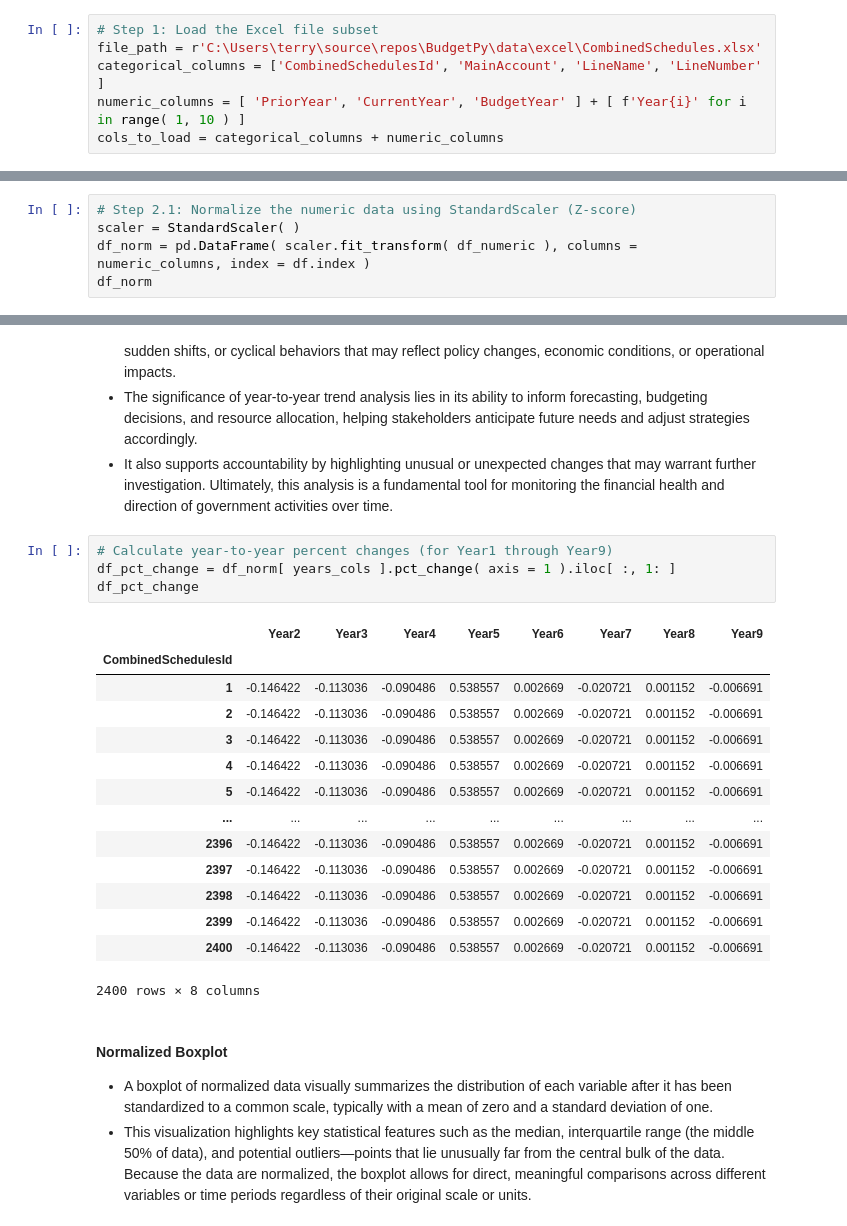
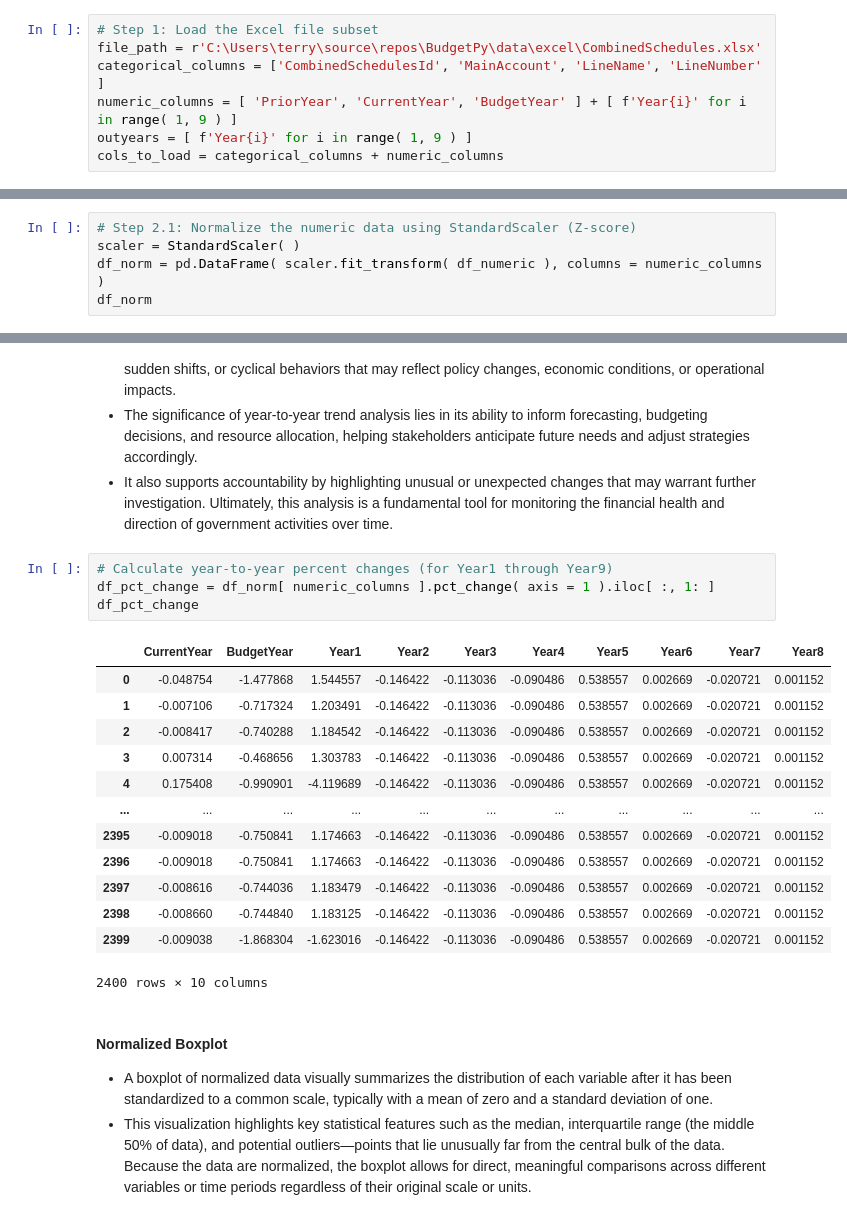
Before and after one commit to is-leeroy-jenkins/BudgetPy, a Jupyter notebook: ipynb/max.ipynb, the cells around one changed output, grey strips where cells are left out. Drawn from its saved outputs; the diff is of its cells as text.

```diff
--- a/ipynb/max.ipynb
+++ b/ipynb/max.ipynb
@@ -71,7 +71,8 @@ Together, these data elements allow for in-depth longitudinal analyses of federa
 # Step 1: Load the Excel file subset
 file_path = r'C:\Users\terry\source\repos\BudgetPy\data\excel\CombinedSchedules.xlsx'
 categorical_columns = ['CombinedSchedulesId', 'MainAccount', 'LineName', 'LineNumber' ]
-numeric_columns = [ 'PriorYear', 'CurrentYear', 'BudgetYear' ] + [ f'Year{i}' for i in range( 1, 10 ) ]
+numeric_columns = [ 'PriorYear', 'CurrentYear', 'BudgetYear' ] + [ f'Year{i}' for i in range( 1, 9 ) ]
+outyears = [ f'Year{i}' for i in range( 1, 9 ) ]
 cols_to_load = categorical_columns + numeric_columns
 # %%
 # Read Excel, set index and load columns
@@ -91,6 +126,6 @@ df_numeric = df[numeric_columns].copy( )
 # %%
 # Step 2.1: Normalize the numeric data using StandardScaler (Z-score)
 scaler = StandardScaler( )
-df_norm = pd.DataFrame( scaler.fit_transform( df_numeric ), columns = numeric_columns, index = df.index )
+df_norm = pd.DataFrame( scaler.fit_transform( df_numeric ), columns = numeric_columns )
 df_norm
 # %% [output]
@@ -146,23 +178,22 @@ anomalies
 - It also supports accountability by highlighting unusual or unexpected changes that may warrant further investigation. Ultimately, this analysis is a fundamental tool for monitoring the financial health and direction of government activities over time.
 # %%
 # Calculate year-to-year percent changes (for Year1 through Year9)
-df_pct_change = df_norm[ years_cols ].pct_change( axis = 1 ).iloc[ :, 1: ]
+df_pct_change = df_norm[ numeric_columns ].pct_change( axis = 1 ).iloc[ :, 1: ]
 df_pct_change
 # %% [output]
-|  | Year2 | Year3 | Year4 | Year5 | Year6 | Year7 | Year8 | Year9 |
-| CombinedSchedulesId |  |  |  |  |  |  |  |  |
-| 1 | -0.146422 | -0.113036 | -0.090486 | 0.538557 | 0.002669 | -0.020721 | 0.001152 | -0.006691 |
-| 2 | -0.146422 | -0.113036 | -0.090486 | 0.538557 | 0.002669 | -0.020721 | 0.001152 | -0.006691 |
-| 3 | -0.146422 | -0.113036 | -0.090486 | 0.538557 | 0.002669 | -0.020721 | 0.001152 | -0.006691 |
-| 4 | -0.146422 | -0.113036 | -0.090486 | 0.538557 | 0.002669 | -0.020721 | 0.001152 | -0.006691 |
-| 5 | -0.146422 | -0.113036 | -0.090486 | 0.538557 | 0.002669 | -0.020721 | 0.001152 | -0.006691 |
-| ... | ... | ... | ... | ... | ... | ... | ... | ... |
-| 2396 | -0.146422 | -0.113036 | -0.090486 | 0.538557 | 0.002669 | -0.020721 | 0.001152 | -0.006691 |
-| 2397 | -0.146422 | -0.113036 | -0.090486 | 0.538557 | 0.002669 | -0.020721 | 0.001152 | -0.006691 |
-| 2398 | -0.146422 | -0.113036 | -0.090486 | 0.538557 | 0.002669 | -0.020721 | 0.001152 | -0.006691 |
-| 2399 | -0.146422 | -0.113036 | -0.090486 | 0.538557 | 0.002669 | -0.020721 | 0.001152 | -0.006691 |
-| 2400 | -0.146422 | -0.113036 | -0.090486 | 0.538557 | 0.002669 | -0.020721 | 0.001152 | -0.006691 |
+|  | CurrentYear | BudgetYear | Year1 | Year2 | Year3 | Year4 | Year5 | Year6 | Year7 | Year8 |
+| 0 | -0.048754 | -1.477868 | 1.544557 | -0.146422 | -0.113036 | -0.090486 | 0.538557 | 0.002669 | -0.020721 | 0.001152 |
+| 1 | -0.007106 | -0.717324 | 1.203491 | -0.146422 | -0.113036 | -0.090486 | 0.538557 | 0.002669 | -0.020721 | 0.001152 |
+| 2 | -0.008417 | -0.740288 | 1.184542 | -0.146422 | -0.113036 | -0.090486 | 0.538557 | 0.002669 | -0.020721 | 0.001152 |
+| 3 | 0.007314 | -0.468656 | 1.303783 | -0.146422 | -0.113036 | -0.090486 | 0.538557 | 0.002669 | -0.020721 | 0.001152 |
+| 4 | 0.175408 | -0.990901 | -4.119689 | -0.146422 | -0.113036 | -0.090486 | 0.538557 | 0.002669 | -0.020721 | 0.001152 |
+| ... | ... | ... | ... | ... | ... | ... | ... | ... | ... | ... |
+| 2395 | -0.009018 | -0.750841 | 1.174663 | -0.146422 | -0.113036 | -0.090486 | 0.538557 | 0.002669 | -0.020721 | 0.001152 |
+| 2396 | -0.009018 | -0.750841 | 1.174663 | -0.146422 | -0.113036 | -0.090486 | 0.538557 | 0.002669 | -0.020721 | 0.001152 |
+| 2397 | -0.008616 | -0.744036 | 1.183479 | -0.146422 | -0.113036 | -0.090486 | 0.538557 | 0.002669 | -0.020721 | 0.001152 |
+| 2398 | -0.008660 | -0.744840 | 1.183125 | -0.146422 | -0.113036 | -0.090486 | 0.538557 | 0.002669 | -0.020721 | 0.001152 |
+| 2399 | -0.009038 | -1.868304 | -1.623016 | -0.146422 | -0.113036 | -0.090486 | 0.538557 | 0.002669 | -0.020721 | 0.001152 |
-2400 rows × 8 columns
+2400 rows × 10 columns
 # %% [markdown]
 #### Normalized Boxplot
 - A boxplot of normalized data visually summarizes the distribution of each variable after it has been standardized to a common scale, typically with a mean of zero and a standard deviation of one.
```
Also changed, not shown: parts of 11 cells of this notebook.
